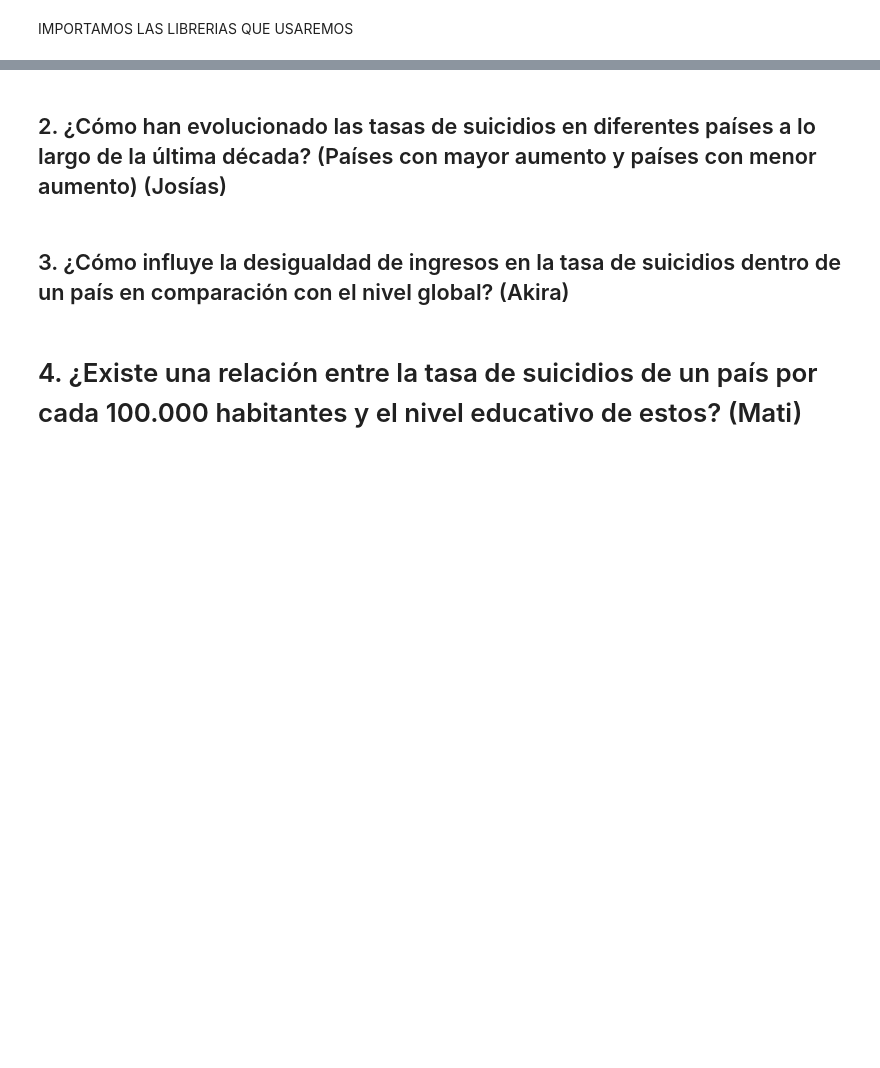
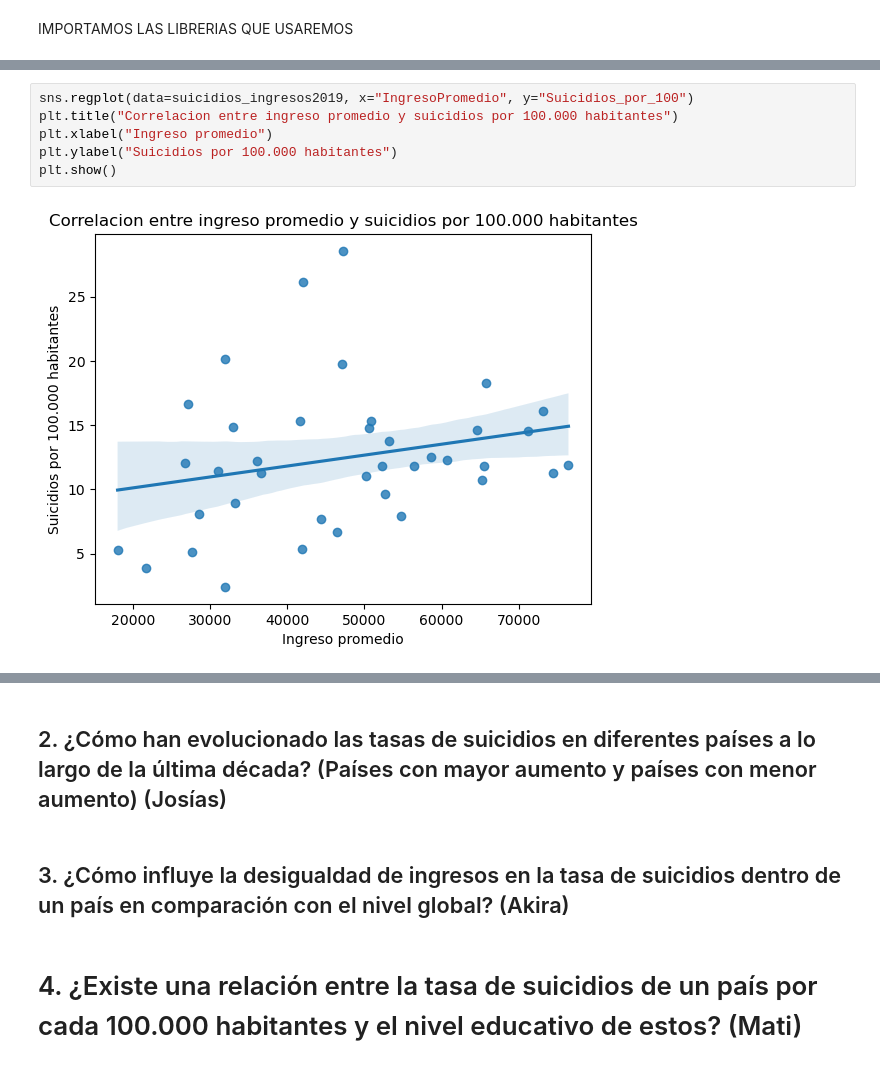
Before and after one commit to mardrouilly/Proyecto-I.C.D.-Grupo-2, a Jupyter notebook: Project_df.ipynb, the cells around one changed output, grey strips where cells are left out. Drawn from its saved outputs; the diff is of its cells as text; blank space fills up the shorter version.

```diff
--- a/Project_df.ipynb
+++ b/Project_df.ipynb
@@ -113,0 +78,8 @@ suicidios_ingresos2019.head(15)
+# %%
+sns.regplot(data=suicidios_ingresos2019, x="IngresoPromedio", y="Suicidios_por_100")
+plt.title("Correlacion entre ingreso promedio y suicidios por 100.000 habitantes")
+plt.xlabel("Ingreso promedio")
+plt.ylabel("Suicidios por 100.000 habitantes")
+plt.show()
+# %% [output]
+[figure, added]
```
Also changed, not shown: parts of 47 cells of this notebook.
